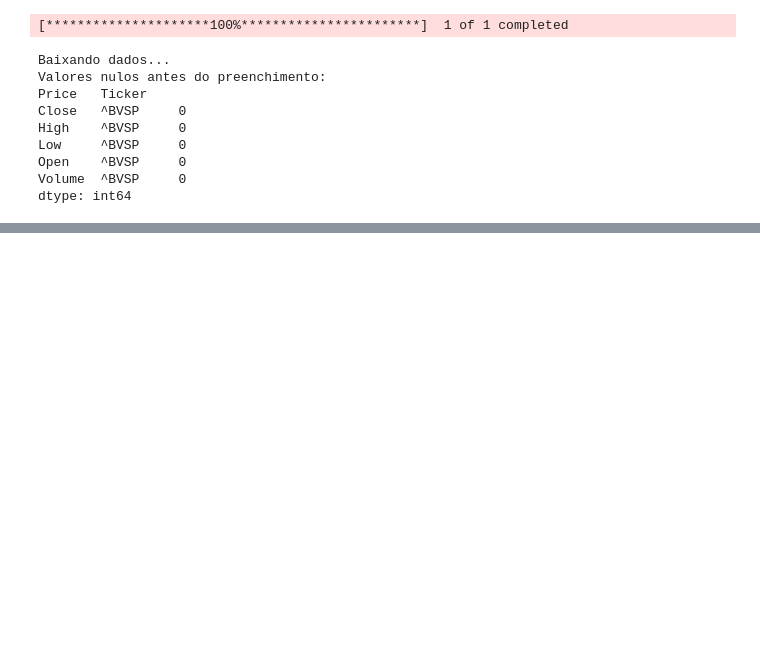
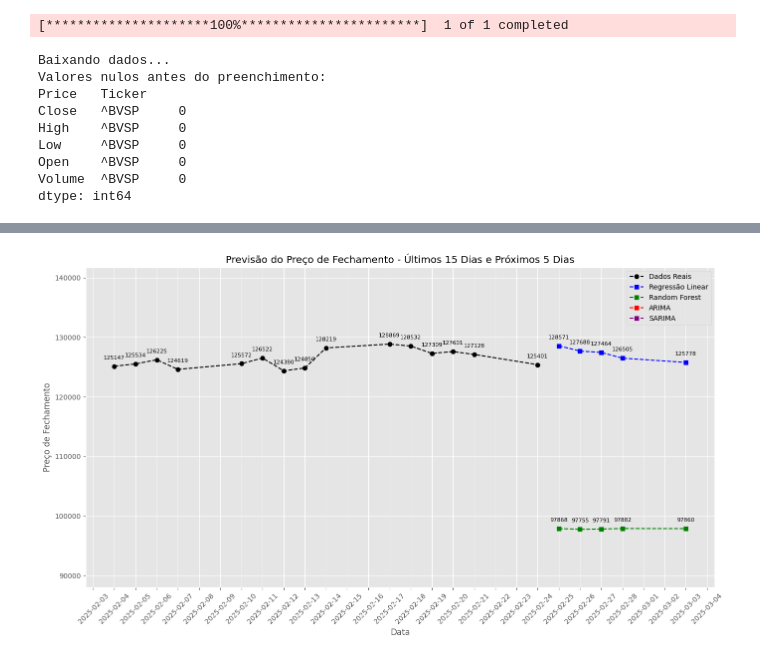
Before and after one commit to laribar/TechChallenge2, a Jupyter notebook: TechChallenge_2_Rev01.ipynb, the cells around one changed output, grey strips where cells are left out. Saved outputs shown, nothing was run; the diff lists cells and outputs as text; code cells hidden in the pictures; blank space fills up the shorter version.

```diff
--- a/TechChallenge_2_Rev01.ipynb
+++ b/TechChallenge_2_Rev01.ipynb
@@ -157,0 +275,9 @@ ValueError: Unable to coerce to Series, length must be 1: given 1260
+# %%
+# Definir variáveis preditoras e alvo
+X = df.drop(columns=['Close'])
+y = df['Close']
+
+# Dividir o conjunto de dados para treino e previsão
+train_size = int(len(df) * 0.8)
+X_train, X_test = X[:train_size], X[train_size:]
+y_train, y_test = y[:train_size], y[train_size:]
@@ -157,0 +306,11 @@ ValueError: Unable to coerce to Series, length must be 1: given 1260
+# %%
+#SARIMA
+
+# Treinar o modelo SARIMA
+sarima_order = (1, 1, 1)
+seasonal_order = (1, 1, 1, 12)
+sarima_model = SARIMAX(y_train, order=sarima_order, seasonal_order=seasonal_order)
+sarima_model_fit = sarima_model.fit()
+
+# Previsões
+sarima_predictions = sarima_model_fit.forecast(steps=len(y_test))
@@ -157,0 +355,57 @@ ValueError: Unable to coerce to Series, length must be 1: given 1260
+# %%
+import matplotlib.pyplot as plt
+import matplotlib.dates as mdates
+import pandas as pd
+
+# Suponha que você já tenha seu DataFrame 'df' e as previsões prontas
+
+# Obter os últimos 15 dias de seu conjunto de dados
+last_15_days = df['Close'].tail(15)
+
+# Criar as datas para os próximos 5 dias
+future_dates = pd.date_range(start=last_15_days.index[-1] + pd.Timedelta(days=1), periods=5, freq='B')
+extended_index_real = last_15_days.index.union(future_dates)
+
+# Criar DataFrame combinando dados reais e previsões
+combined_df = pd.DataFrame(index=extended_index_real)
+combined_df['Dados Reais'] = pd.concat([last_15_days, pd.Series([None] * 5, index=future_dates)], ignore_index=False)
+
+# Preenchendo previsões apenas para os próximos 5 dias
+prediction_index = future_dates
+
+combined_df['Regressão Linear'] = pd.concat([pd.Series([None]*15, index=last_15_days.index), pd.Series(future_linear_predictions, index=prediction_index)])
+combined_df['Random Forest'] = pd.concat([pd.Series([None]*15, index=last_15_days.index), pd.Series(future_rf_predictions, index=prediction_index)])
+combined_df['ARIMA'] = pd.concat([pd.Series([None]*15, index=last_15_days.index), pd.Series(future_arima_predictions, index=prediction_index)])
+combined_df['SARIMA'] = pd.concat([pd.Series([None]*15, index=last_15_days.index), pd.Series(future_sarima_predictions, index=prediction_index)])
+
+# Plotagem
+plt.figure(figsize=(14, 8))
+markers = {'Dados Reais': 'o', 'Regressão Linear': 's', 'Random Forest': 's', 'ARIMA': 's', 'SARIMA': 's'}
+colors = {'Dados Reais': 'black', 'Regressão Linear': 'blue', 'Random Forest': 'green', 'ARIMA': 'red', 'SARIMA': 'purple'}
+
+for column, marker in markers.items():
+    plt.plot(combined_df.index, combined_df[column], label=column, color=colors[column], linestyle='--', marker=marker)
+
+    # Adicionar rótulos aos dados
+    for x, y in zip(combined_df.index, combined_df[column]):
+        if y is not None:  # Apenas rotular se não for None
+            plt.annotate(f'{y:.0f}', (x, y), textcoords="offset points", xytext=(0,10), ha='center', fontsize=8)
+
+# Ajuste dos limites do eixo y para que tudo seja visível
+plt.ylim(combined_df.min().min() * 0.9, combined_df.max().max() * 1.1)
+
+# Formatação do gráfico
+plt.title('Previsão do Preço de Fechamento - Últimos 15 Dias e Próximos 5 Dias')
+plt.xlabel('Data')
+plt.ylabel('Preço de Fechamento')
+plt.xticks(rotation=45)
+plt.gca().xaxis.set_major_formatter(mdates.DateFormatter('%Y-%m-%d'))
+plt.gca().xaxis.set_major_locator(mdates.DayLocator(interval=1))
+plt.legend()
+plt.grid(True)
+
+# Mostrar o gráfico
+plt.tight_layout()
+plt.show()
+# %% [output]
+[figure, added]
```
Also changed, not shown: parts of 14 cells of this notebook.
